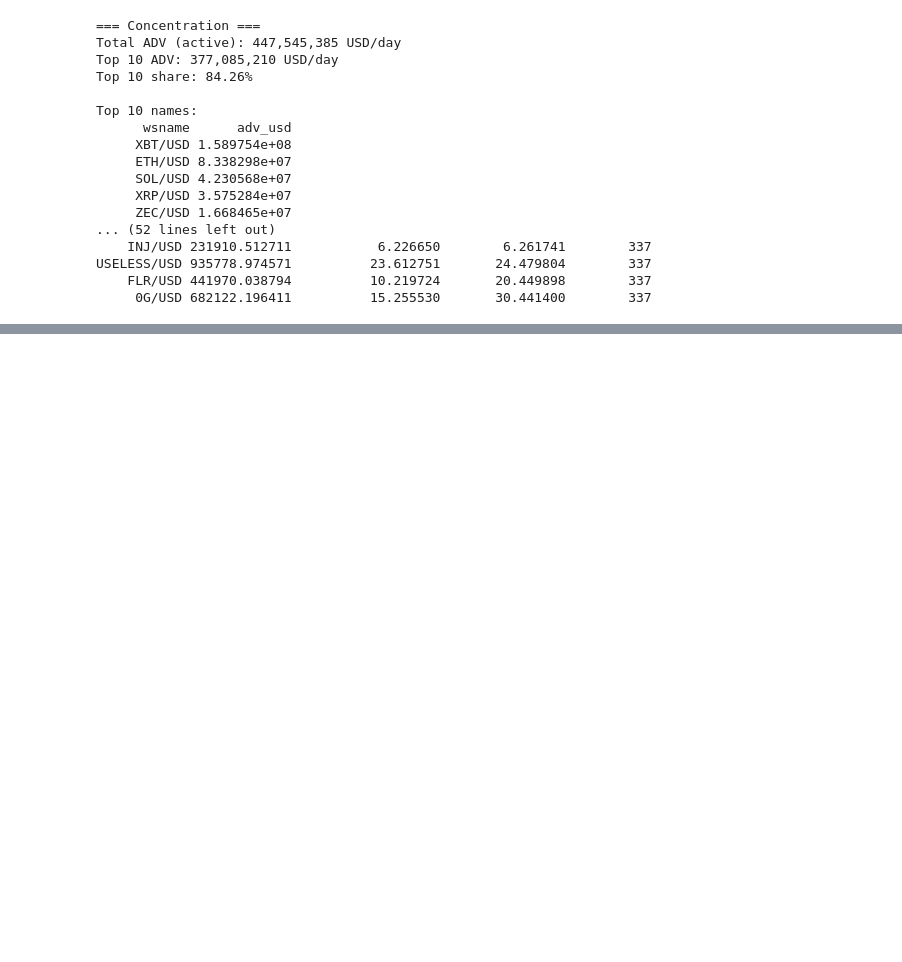
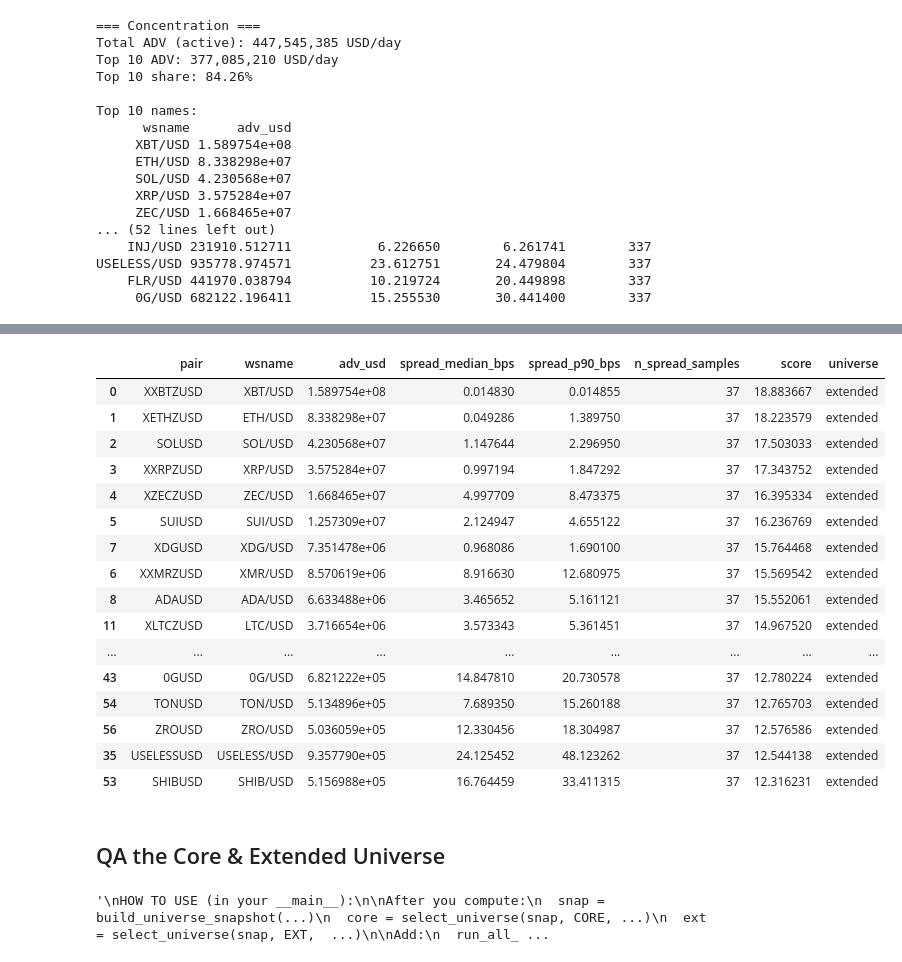
Before and after one commit to adheerchauhan/trend_following, a Jupyter notebook: research/notebooks/Exchange_Connectivity.ipynb, the cells around one changed output, grey strips where cells are left out. Saved outputs shown, nothing was run; the diff lists cells and outputs as text; code cells hidden in the pictures; blank space fills up the shorter version.

```diff
--- a/research/notebooks/Exchange_Connectivity.ipynb
+++ b/research/notebooks/Exchange_Connectivity.ipynb
@@ -1239,0 +1500,22 @@ TypeError: Cannot localize tz-aware Timestamp, use tz_convert for conversions
+# %%
+ext
+# %% [output]
+|  | pair | wsname | adv_usd | spread_median_bps | spread_p90_bps | n_spread_samples | score | universe |
+| 0 | XXBTZUSD | XBT/USD | 1.589754e+08 | 0.014830 | 0.014855 | 37 | 18.883667 | extended |
+| 1 | XETHZUSD | ETH/USD | 8.338298e+07 | 0.049286 | 1.389750 | 37 | 18.223579 | extended |
+| 2 | SOLUSD | SOL/USD | 4.230568e+07 | 1.147644 | 2.296950 | 37 | 17.503033 | extended |
+| 3 | XXRPZUSD | XRP/USD | 3.575284e+07 | 0.997194 | 1.847292 | 37 | 17.343752 | extended |
+| 4 | XZECZUSD | ZEC/USD | 1.668465e+07 | 4.997709 | 8.473375 | 37 | 16.395334 | extended |
+| 5 | SUIUSD | SUI/USD | 1.257309e+07 | 2.124947 | 4.655122 | 37 | 16.236769 | extended |
+| 7 | XDGUSD | XDG/USD | 7.351478e+06 | 0.968086 | 1.690100 | 37 | 15.764468 | extended |
+| 6 | XXMRZUSD | XMR/USD | 8.570619e+06 | 8.916630 | 12.680975 | 37 | 15.569542 | extended |
+| 8 | ADAUSD | ADA/USD | 6.633488e+06 | 3.465652 | 5.161121 | 37 | 15.552061 | extended |
+| 11 | XLTCZUSD | LTC/USD | 3.716654e+06 | 3.573343 | 5.361451 | 37 | 14.967520 | extended |
+| ... | ... | ... | ... | ... | ... | ... | ... | ... |
+| 43 | 0GUSD | 0G/USD | 6.821222e+05 | 14.847810 | 20.730578 | 37 | 12.780224 | extended |
+| 54 | TONUSD | TON/USD | 5.134896e+05 | 7.689350 | 15.260188 | 37 | 12.765703 | extended |
+| 56 | ZROUSD | ZRO/USD | 5.036059e+05 | 12.330456 | 18.304987 | 37 | 12.576586 | extended |
+| 35 | USELESSUSD | USELESS/USD | 9.357790e+05 | 24.125452 | 48.123262 | 37 | 12.544138 | extended |
+| 53 | SHIBUSD | SHIB/USD | 5.156988e+05 | 16.764459 | 33.411315 | 37 | 12.316231 | extended |
+# %% [markdown]
+## QA the Core & Extended Universe
@@ -1239,0 +2021,24 @@ TypeError: Cannot localize tz-aware Timestamp, use tz_convert for conversions
+# %%
+
+
+"""
+HOW TO USE (in your __main__):
+
+After you compute:
+  snap = build_universe_snapshot(...)
+  core = select_universe(snap, CORE, ...)
+  ext  = select_universe(snap, EXT,  ...)
+
+Add:
+  run_all_tests_example(
+      snap=snap,
+      core=core,
+      ext=ext,
+      df_pref=df_pref,        # your spread-sampled prefilter set (top 200)
+      spread_df=spread_df,    # output of spread_stats(spreads)
+      eval_freq_for_churn="2W",
+      churn_n_periods=8,
+  )
+"""
+# %% [output]
+'\nHOW TO USE (in your __main__):\n\nAfter you compute:\n  snap = build_universe_snapshot(...)\n  core = select_universe(snap, CORE, ...)\n  ext  = select_universe(snap, EXT,  ...)\n\nAdd:\n  run_all_ ...
```
Also changed, not shown: parts of 47 cells of this notebook, 2 other files.
